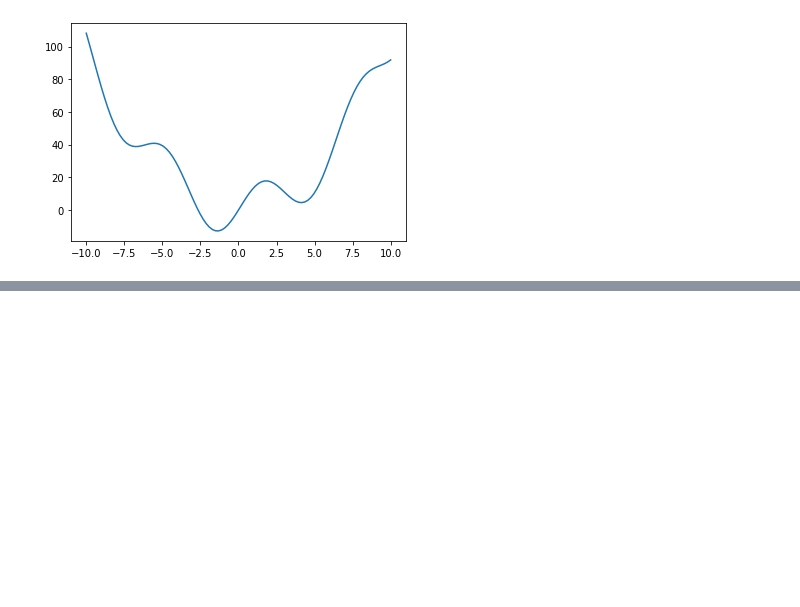
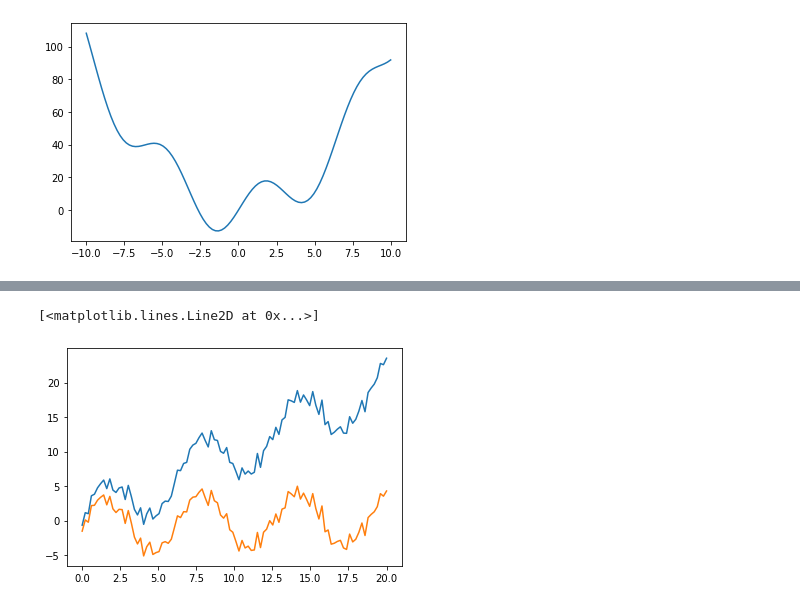
Before and after one commit to camara94/pythonspecialmachinelearning, a Jupyter notebook: scipypython.ipynb, the cells around one changed output, grey strips where cells are left out. Cells and saved outputs as stored; diff of their text form; code cells hidden in the pictures; blank space fills up the shorter version.

```diff
--- a/scipypython.ipynb
+++ b/scipypython.ipynb
@@ -64,0 +74,8 @@ plt.show()
+# %%
+new_y = signal.detrend(y)
+# %%
+plt.plot(x, y)
+plt.plot(x, new_y)
+# %% [output]
+[<matplotlib.lines.Line2D at 0x...>]
+[figure, added]
```
Also changed, not shown: parts of 28 cells of this notebook, 2 other files.
